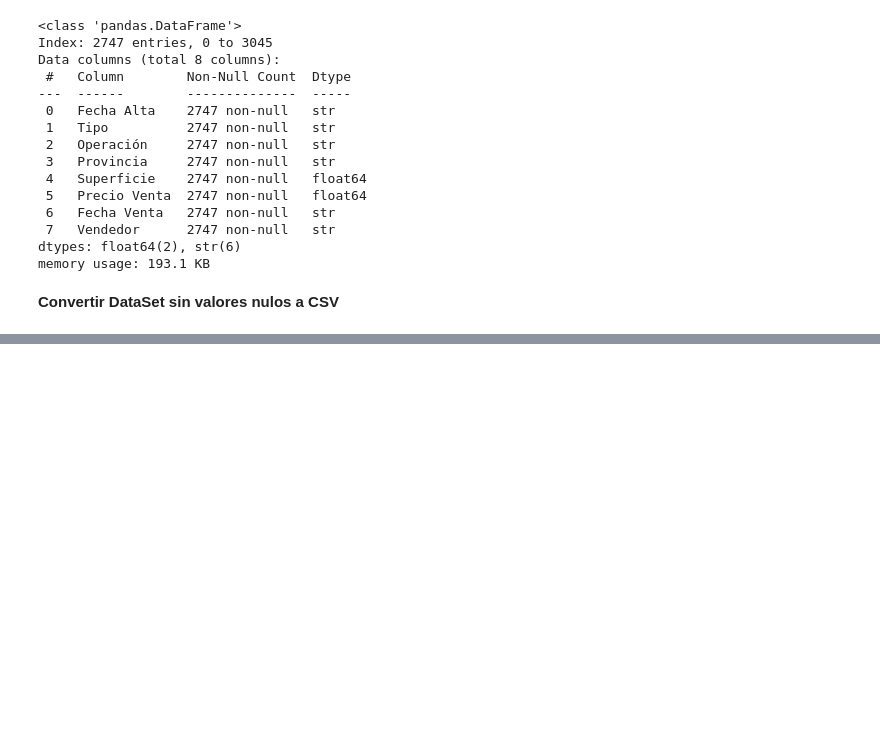
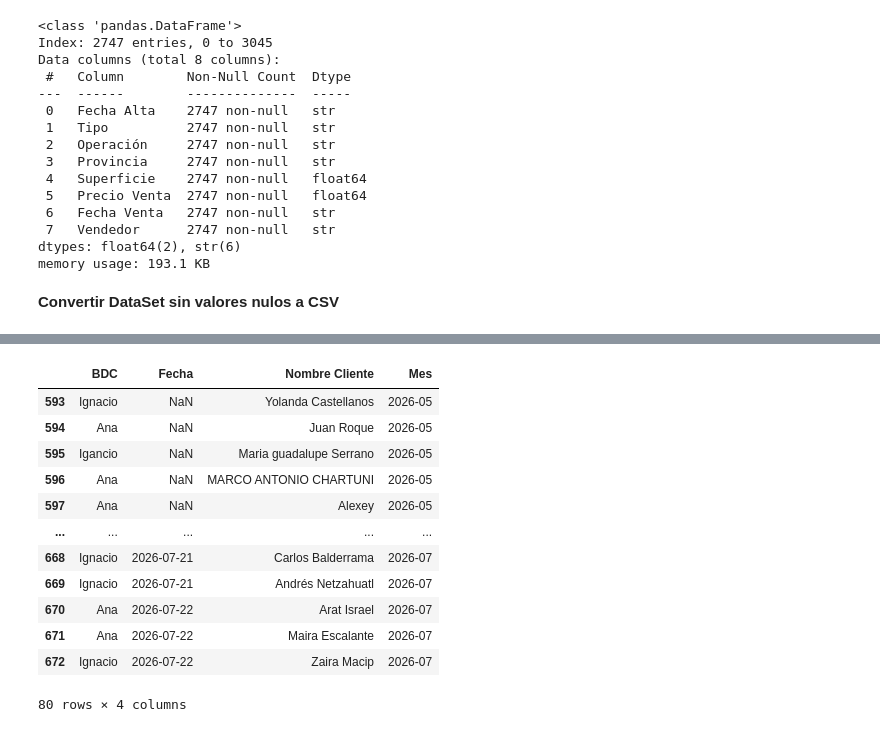
Before and after one commit to Naho179/Valores_nulos, a Jupyter notebook: 2_Valores_Nulos.ipynb, the cells around one changed output, grey strips where cells are left out. Drawn from its saved outputs; the diff is of its cells as text; code cells hidden in the pictures; blank space fills up the shorter version.

```diff
--- a/2_Valores_Nulos.ipynb
+++ b/2_Valores_Nulos.ipynb
@@ -369,0 +448,16 @@ data3.to_csv("inmuebles_sin_nulos.csv")
+# %%
+df_nulos[["BDC ", "Fecha", "Nombre Cliente ", "Mes"]].tail(80)
+# %% [output]
+|  | BDC | Fecha | Nombre Cliente | Mes |
+| 593 | Ignacio | NaN | Yolanda Castellanos | 2026-05 |
+| 594 | Ana | NaN | Juan Roque | 2026-05 |
+| 595 | Igancio | NaN | Maria guadalupe Serrano | 2026-05 |
+| 596 | Ana | NaN | MARCO ANTONIO CHARTUNI | 2026-05 |
+| 597 | Ana | NaN | Alexey | 2026-05 |
+| ... | ... | ... | ... | ... |
+| 668 | Ignacio | 2026-07-21 | Carlos Balderrama | 2026-07 |
+| 669 | Ignacio | 2026-07-21 | Andrés Netzahuatl | 2026-07 |
+| 670 | Ana | 2026-07-22 | Arat Israel | 2026-07 |
+| 671 | Ana | 2026-07-22 | Maira Escalante | 2026-07 |
+| 672 | Ignacio | 2026-07-22 | Zaira Macip | 2026-07 |
+80 rows × 4 columns
```
Also changed, not shown: parts of 28 cells of this notebook.
